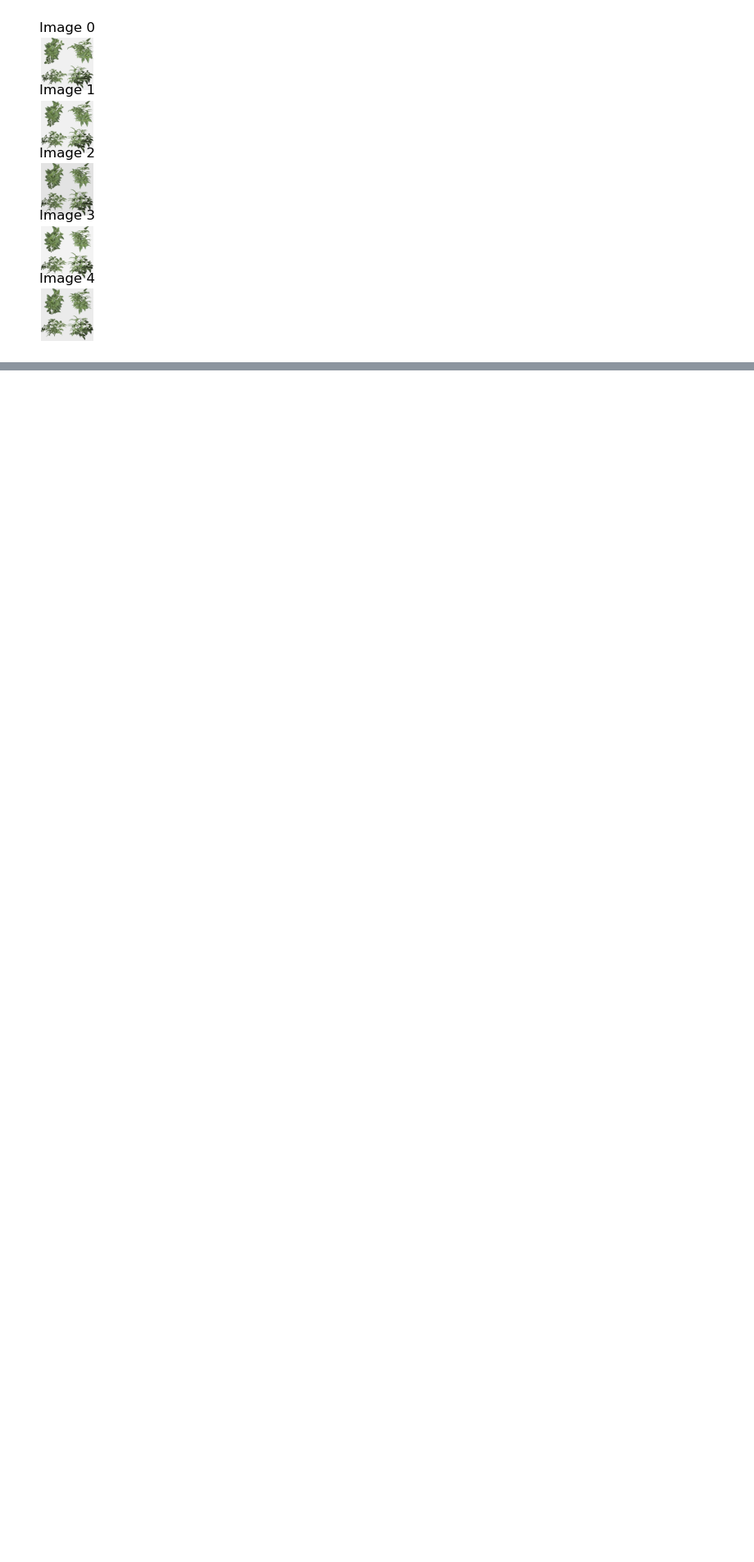
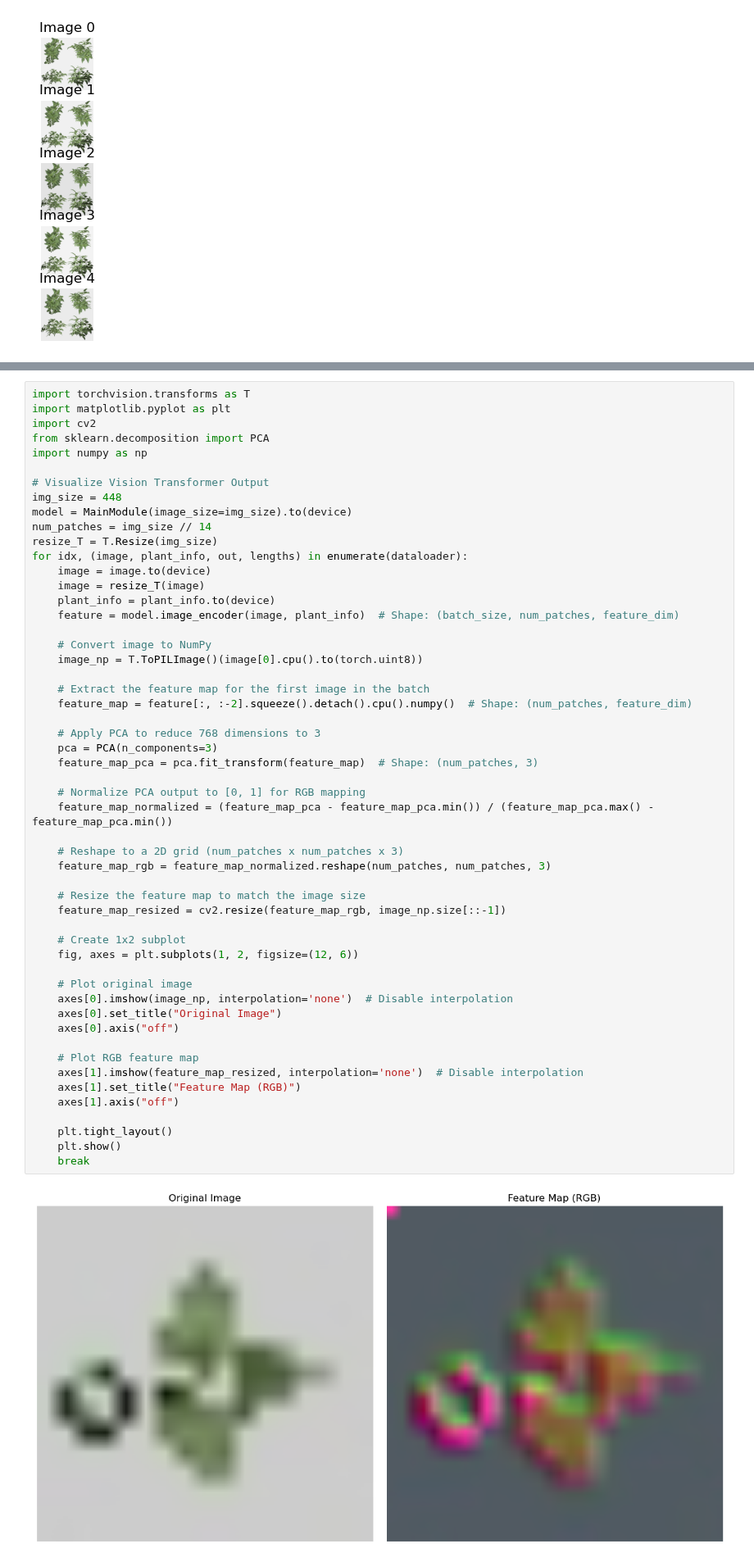
Before and after one commit to GEMINI-Breeding/Image2PlantArchitecture, a Jupyter notebook: src/evaluate_sideview.ipynb, the cells around one changed output, grey strips where cells are left out. Shown at 82% size. Cells and saved outputs as stored; diff of their text form; blank space fills up the shorter version.

```diff
--- a/src/evaluate_sideview.ipynb
+++ b/src/evaluate_sideview.ipynb
@@ -248,3 +275,58 @@ Leaf inclination: 0.0309384 0.0246541 0.13921 0.325224 0.169278 0.222105 0.07437
+# %%
+import torchvision.transforms as T
+import matplotlib.pyplot as plt
+import cv2
+from sklearn.decomposition import PCA
+import numpy as np
+
+# Visualize Vision Transformer Output
+img_size = 448
+model = MainModule(image_size=img_size).to(device)
+num_patches = img_size // 14
+resize_T = T.Resize(img_size)
+for idx, (image, plant_info, out, lengths) in enumerate(dataloader):
+    image = image.to(device)
+    image = resize_T(image)
+    plant_info = plant_info.to(device)
+    feature = model.image_encoder(image, plant_info)  # Shape: (batch_size, num_patches, feature_dim)
+
+    # Convert image to NumPy
+    image_np = T.ToPILImage()(image[0].cpu().to(torch.uint8))
+
+    # Extract the feature map for the first image in the batch
+    feature_map = feature[:, :-2].squeeze().detach().cpu().numpy()  # Shape: (num_patches, feature_dim)
+
+    # Apply PCA to reduce 768 dimensions to 3
+    pca = PCA(n_components=3)
+    feature_map_pca = pca.fit_transform(feature_map)  # Shape: (num_patches, 3)
+
+    # Normalize PCA output to [0, 1] for RGB mapping
+    feature_map_normalized = (feature_map_pca - feature_map_pca.min()) / (feature_map_pca.max() - feature_map_pca.min())
+
+    # Reshape to a 2D grid (num_patches x num_patches x 3)
+    feature_map_rgb = feature_map_normalized.reshape(num_patches, num_patches, 3)
+
+    # Resize the feature map to match the image size
+    feature_map_resized = cv2.resize(feature_map_rgb, image_np.size[::-1])
+
+    # Create 1x2 subplot
+    fig, axes = plt.subplots(1, 2, figsize=(12, 6))
+
+    # Plot original image
+    axes[0].imshow(image_np, interpolation='none')  # Disable interpolation
+    axes[0].set_title("Original Image")
+    axes[0].axis("off")
+
+    # Plot RGB feature map
+    axes[1].imshow(feature_map_resized, interpolation='none')  # Disable interpolation
+    axes[1].set_title("Feature Map (RGB)")
+    axes[1].axis("off")
+
+    plt.tight_layout()
+    plt.show()
+    break
+# %% [output]
+[figure, added]
 # %%
 import torch
 
```
Also changed, not shown: parts of 4 cells of this notebook, 8 other files.
